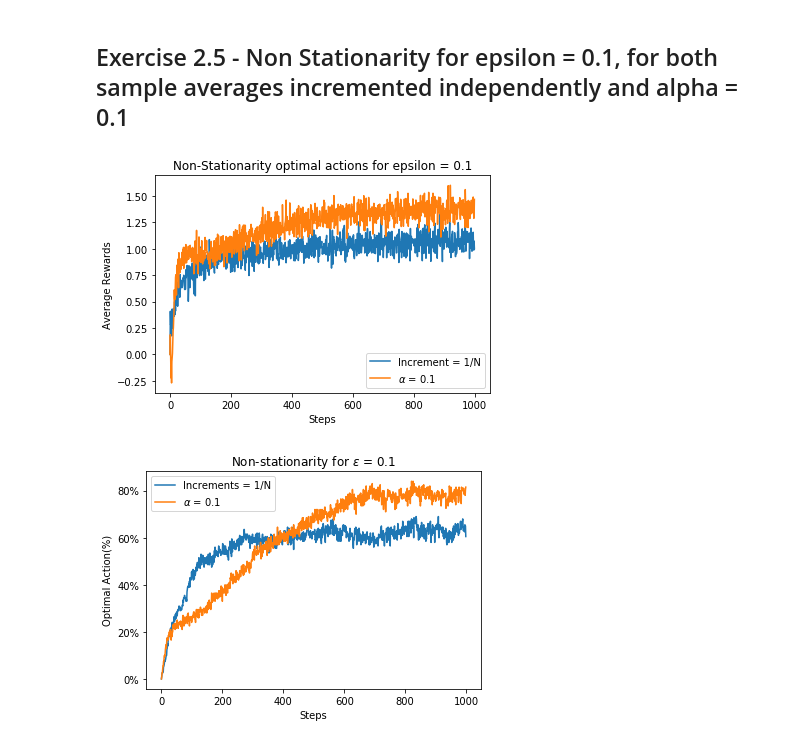
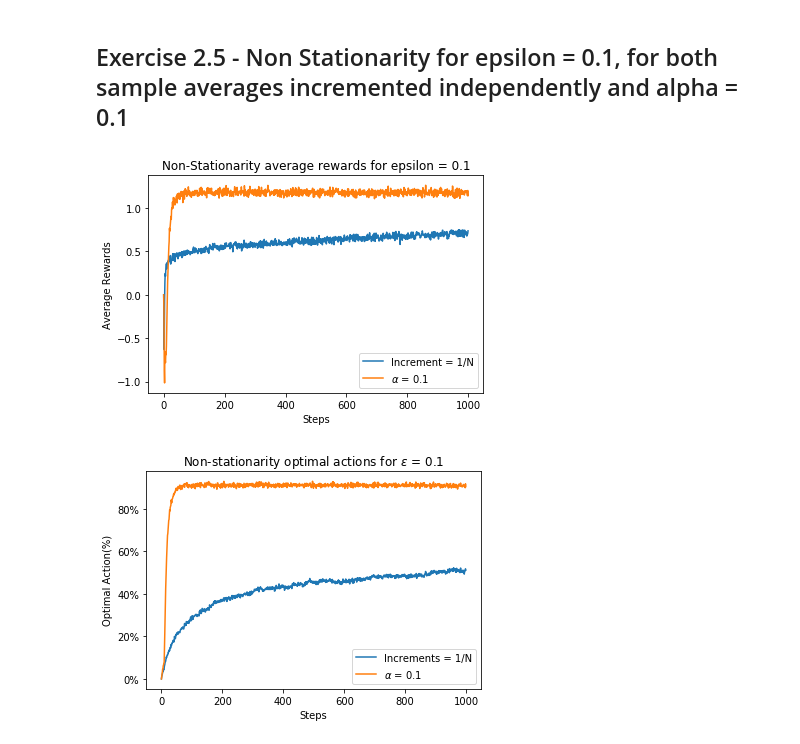
Before and after one commit to ShivangiAgarwal12/RL-M2019, a Jupyter notebook: HW1/Question-1.ipynb, the cells around one changed output. Cells and saved outputs as stored; diff of their text form; code cells hidden in the pictures.

```diff
--- a/HW1/Question-1.ipynb
+++ b/HW1/Question-1.ipynb
@@ -15,7 +15,7 @@ t = 1000
 epsilon = 0.1
 
 #number of bandits(episodes)
-bandit_number = 200
+bandit_number = 2000
 
 #current value estimate of action
 Q = np.zeros((bandit_number,n))
@@ -95,16 +95,16 @@ for k in range(len(increments)):
 # %%
 #%%plot graphs for average rewards
 for reward in range(len(increments)):
     if reward == 0:
         plt.plot(avg_reward[reward,:].T,label = 'Increment = 1/N')
     else:
         plt.plot(avg_reward[reward,:].T,label = r'$\alpha$ = 0.1')
     plt.xlabel('Steps')
     plt.ylabel('Average Rewards')
     plt.legend()
-    plt.title('Non-Stationarity optimal actions for epsilon = 0.1')
+    plt.title('Non-Stationarity average rewards for epsilon = 0.1')
 # %% [output]
-[figure, old version]
+[figure, new version]
 # %%
 #%%plot graph of percentage of chossing optimal actions
 for reward1 in range(len(increments)):
@@ -115,7 +115,7 @@ for reward1 in range(len(increments)):
     plt.xlabel('Steps')
     plt.gca().set_yticklabels(['{:.0f}%'.format(x) for x in plt.gca().get_yticks()])
     plt.ylabel('Optimal Action(%)')
-    plt.title('Non-stationarity for $\epsilon$ = 0.1')
+    plt.title('Non-stationarity optimal actions for $\epsilon$ = 0.1')
     plt.legend()
 # %% [output]
-[figure, old version]
+[figure, new version]
```
